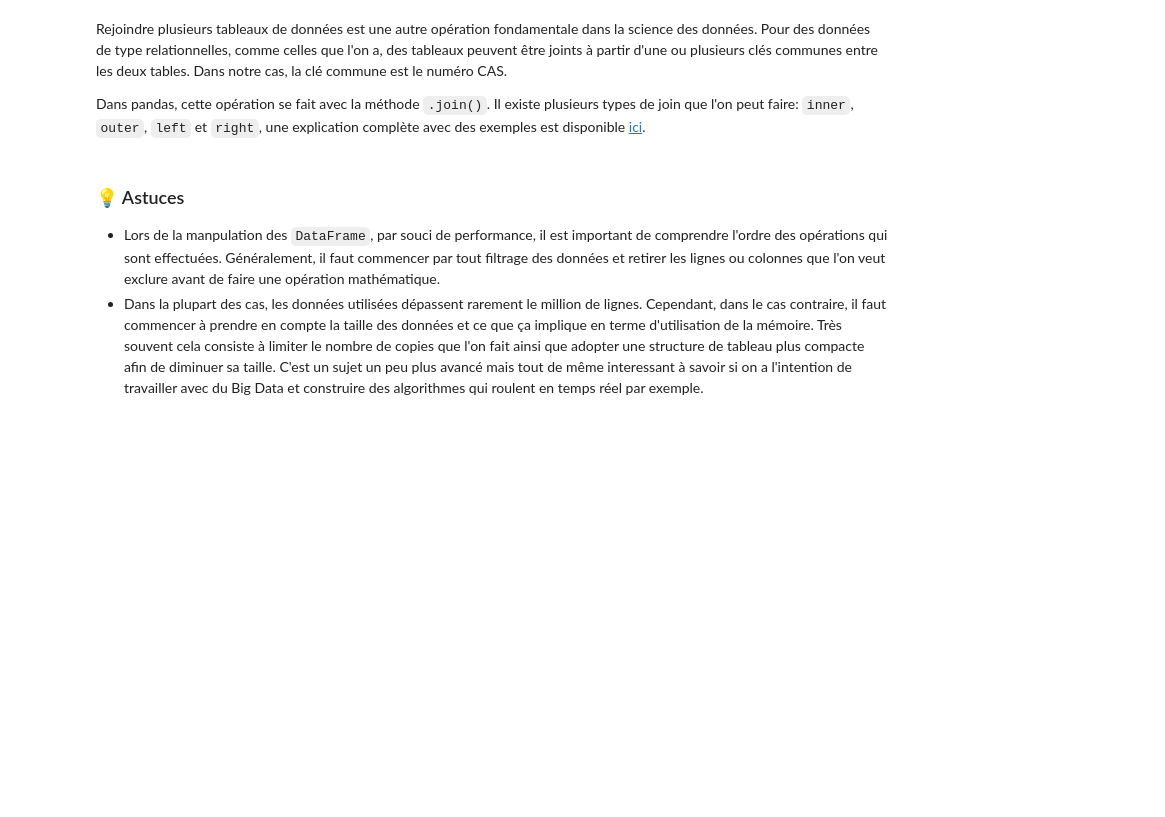
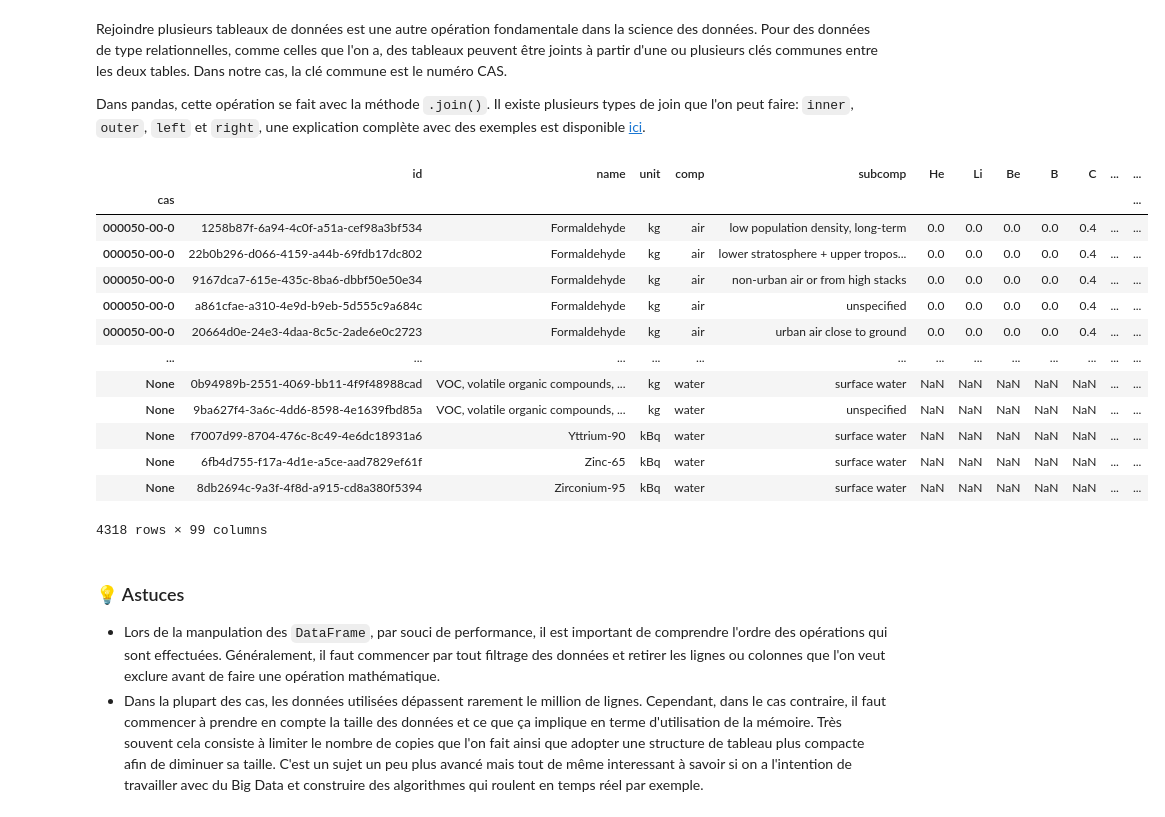
Before and after one commit to gch-poly/gch-python, a Jupyter notebook: theme4/theme4.ipynb, the cells around one changed output. Cells and saved outputs as stored; diff of their text form; code cells hidden in the pictures; blank space fills up the shorter version.

```diff
--- a/theme4/theme4.ipynb
+++ b/theme4/theme4.ipynb
@@ -277,7 +448,7 @@ df_chempy.loc[filtre3].sort_values(by="CAS")  # Appliquer le filtre et trier par
 # %% [markdown]
 On voit donc qu'il y a 152 lignes qui sont des doublons. On peut les retirer du DataFrame avec la méthode `drop_duplicates()`.
 # %%
-df_chempy.drop_duplicates(["CAS"])
+df_chempy.drop_duplicates(["CAS"], inplace=True)
 # %% [markdown]
 Pour calculer la masse totale de la particule, on peut utiliser une fonction Lambda. Cette fonction permet d'évaluer une expression mathématique sur chaque ligne du DataFrame.
 # %%
@@ -304,3 +487,21 @@ df_joined
+# %%
+dff = pd.merge(df_ecoinvent, df_chempy, left_index=True, right_index=True, how="left",)
+dff
+# %% [output]
+|  | id | name | unit | comp | subcomp | He | Li | Be | B | C | ... | ... |
+| cas |  |  |  |  |  |  |  |  |  |  |  | ... |
+| 000050-00-0 | 1258b87f-6a94-4c0f-a51a-cef98a3bf534 | Formaldehyde | kg | air | low population density, long-term | 0.0 | 0.0 | 0.0 | 0.0 | 0.4 | ... | ... |
+| 000050-00-0 | 22b0b296-d066-4159-a44b-69fdb17dc802 | Formaldehyde | kg | air | lower stratosphere + upper tropos... | 0.0 | 0.0 | 0.0 | 0.0 | 0.4 | ... | ... |
+| 000050-00-0 | 9167dca7-615e-435c-8ba6-dbbf50e50e34 | Formaldehyde | kg | air | non-urban air or from high stacks | 0.0 | 0.0 | 0.0 | 0.0 | 0.4 | ... | ... |
+| 000050-00-0 | a861cfae-a310-4e9d-b9eb-5d555c9a684c | Formaldehyde | kg | air | unspecified | 0.0 | 0.0 | 0.0 | 0.0 | 0.4 | ... | ... |
+| 000050-00-0 | 20664d0e-24e3-4daa-8c5c-2ade6e0c2723 | Formaldehyde | kg | air | urban air close to ground | 0.0 | 0.0 | 0.0 | 0.0 | 0.4 | ... | ... |
+| ... | ... | ... | ... | ... | ... | ... | ... | ... | ... | ... | ... | ... |
+| None | 0b94989b-2551-4069-bb11-4f9f48988cad | VOC, volatile organic compounds, ... | kg | water | surface water | NaN | NaN | NaN | NaN | NaN | ... | ... |
+| None | 9ba627f4-3a6c-4dd6-8598-4e1639fbd85a | VOC, volatile organic compounds, ... | kg | water | unspecified | NaN | NaN | NaN | NaN | NaN | ... | ... |
+| None | f7007d99-8704-476c-8c49-4e6dc18931a6 | Yttrium-90 | kBq | water | surface water | NaN | NaN | NaN | NaN | NaN | ... | ... |
+| None | 6fb4d755-f17a-4d1e-a5ce-aad7829ef61f | Zinc-65 | kBq | water | surface water | NaN | NaN | NaN | NaN | NaN | ... | ... |
+| None | 8db2694c-9a3f-4f8d-a915-cd8a380f5394 | Zirconium-95 | kBq | water | surface water | NaN | NaN | NaN | NaN | NaN | ... | ... |
+4318 rows × 99 columns
 # %%
 # concat ?
 # pivot ?
```
Also changed, not shown: parts of 25 cells of this notebook.
